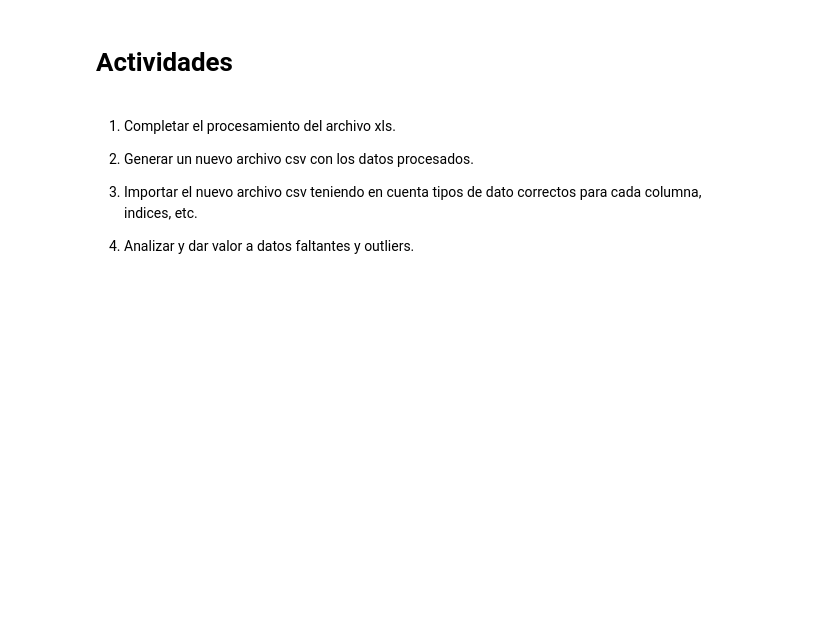
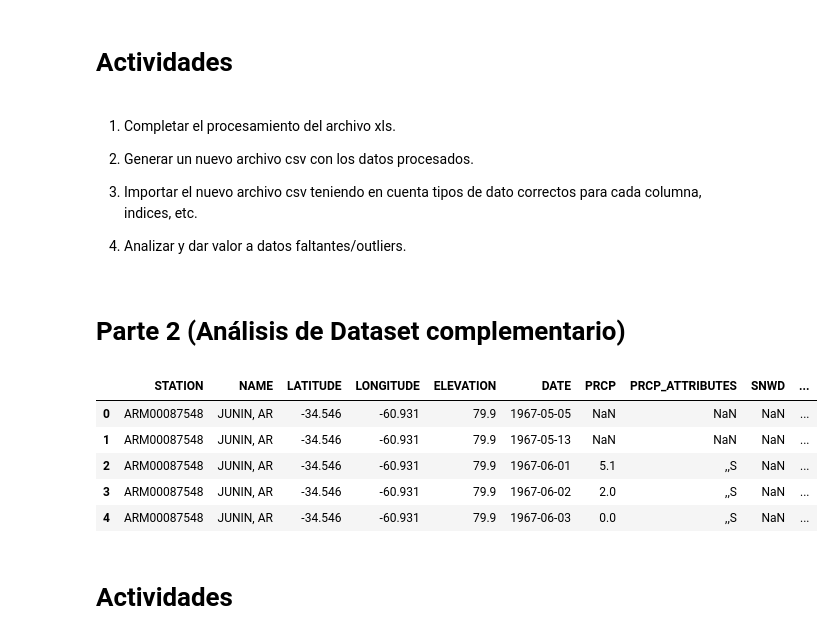
Before and after one commit to lprone/cuandoLlueve, a Jupyter notebook: Analisis exploratorio y curacion de datos/Cuando Llueve.ipynb, the cells around one changed output. Drawn from its saved outputs; the diff is of its cells as text; code cells hidden in the pictures; blank space fills up the shorter version.

```diff
--- a/Analisis exploratorio y curacion de datos/Cuando Llueve.ipynb
+++ b/Analisis exploratorio y curacion de datos/Cuando Llueve.ipynb
@@ -120,4 +122,19 @@ lluvias.head()
 
 3) Importar el nuevo archivo csv teniendo en cuenta tipos de dato correctos para cada columna, indices, etc.
 
-4) Analizar y dar valor a datos faltantes y outliers.
+4) Analizar y dar valor a datos faltantes/outliers.
+# %% [markdown]
+# Parte 2 (Análisis de Dataset complementario)
+# %%
+datos_junin = pd.read_csv("1758536_junin.csv")
+# %%
+datos_junin.head()
+# %% [output]
+|  | STATION | NAME | LATITUDE | LONGITUDE | ELEVATION | DATE | PRCP | PRCP_ATTRIBUTES | SNWD | ... |
+| 0 | ARM00087548 | JUNIN, AR | -34.546 | -60.931 | 79.9 | 1967-05-05 | NaN | NaN | NaN | ... |
+| 1 | ARM00087548 | JUNIN, AR | -34.546 | -60.931 | 79.9 | 1967-05-13 | NaN | NaN | NaN | ... |
+| 2 | ARM00087548 | JUNIN, AR | -34.546 | -60.931 | 79.9 | 1967-06-01 | 5.1 | ,,S | NaN | ... |
+| 3 | ARM00087548 | JUNIN, AR | -34.546 | -60.931 | 79.9 | 1967-06-02 | 2.0 | ,,S | NaN | ... |
+| 4 | ARM00087548 | JUNIN, AR | -34.546 | -60.931 | 79.9 | 1967-06-03 | 0.0 | ,,S | NaN | ... |
+# %% [markdown]
+# Actividades
```
Also changed, not shown: parts of 7 cells of this notebook, 6 other files.
